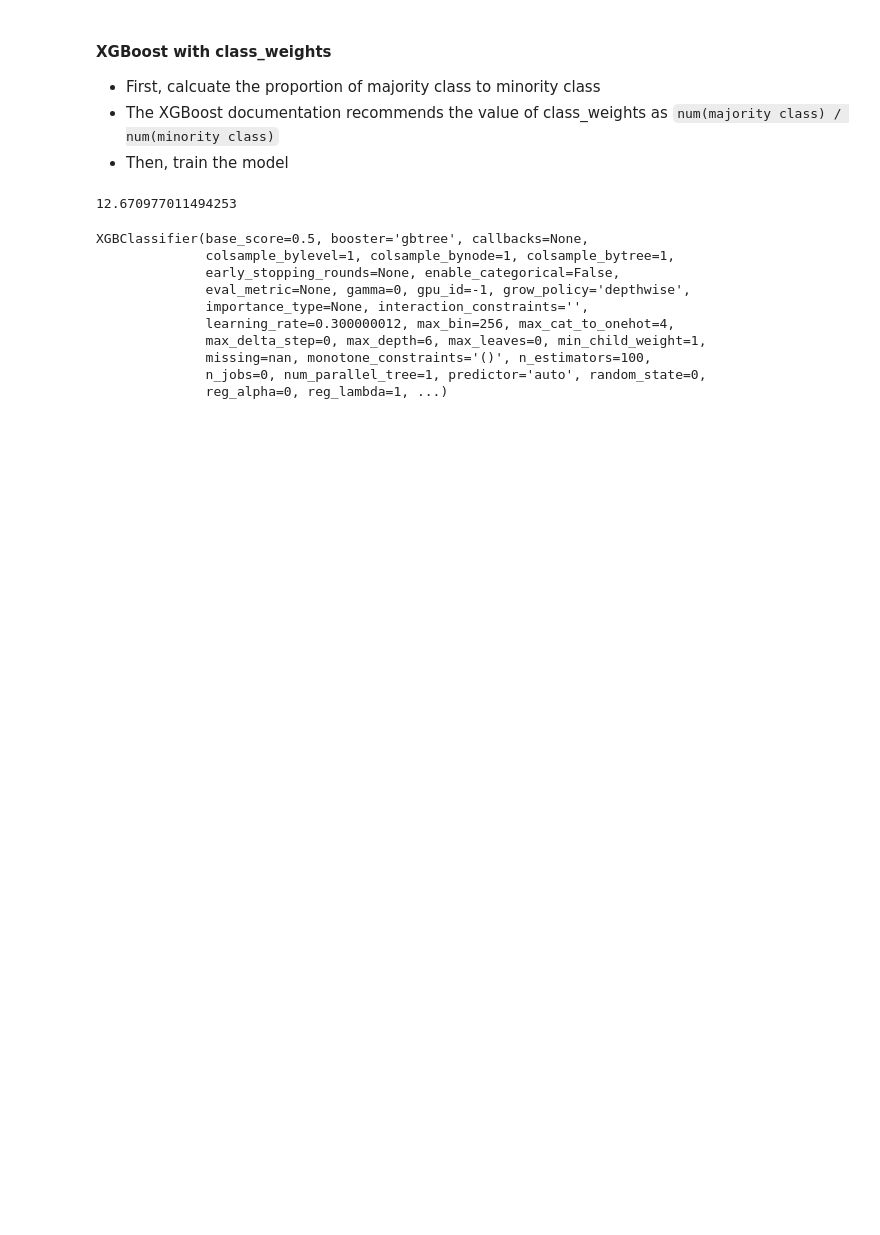
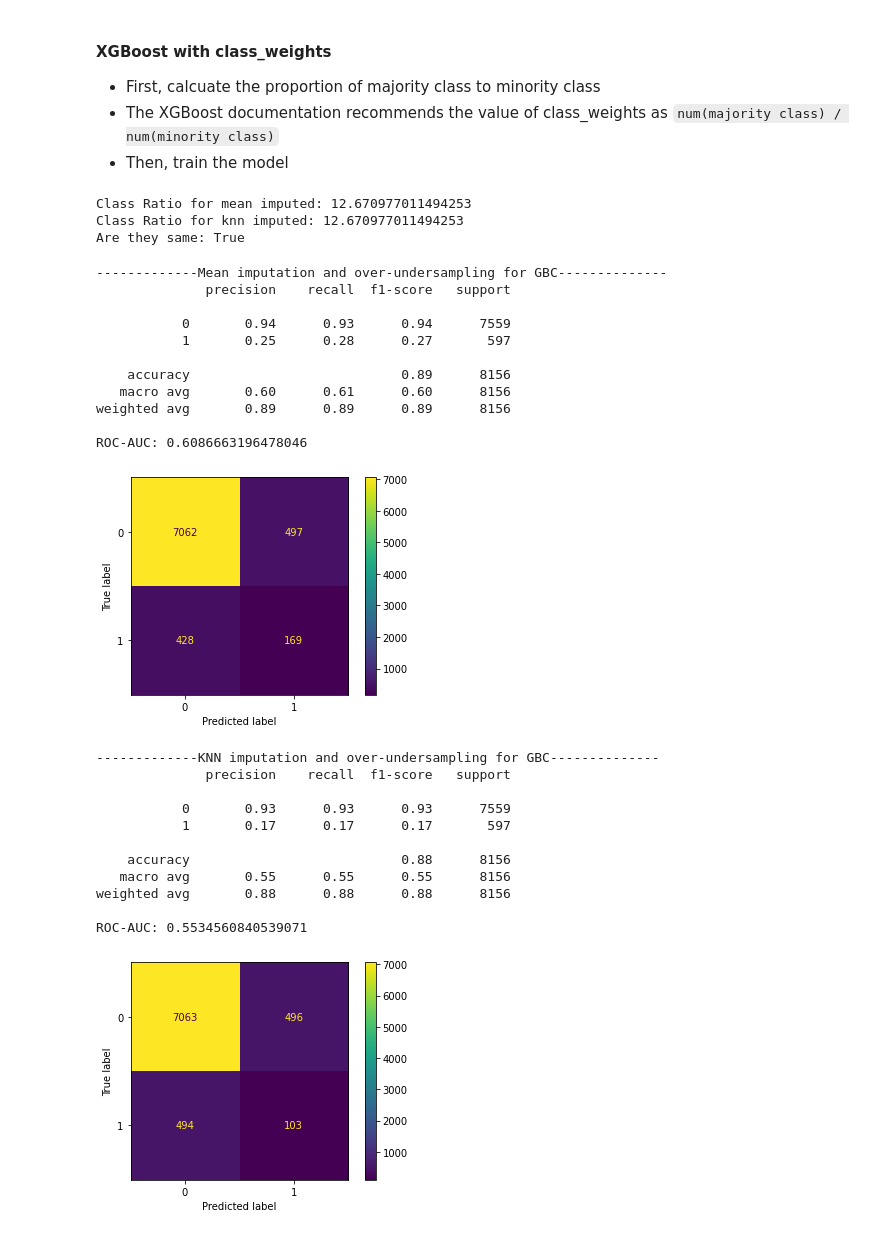
Before and after one commit to eddie8615/ml_bioinfo_hi, a Jupyter notebook: assignment/k21134342_ML_assignment_no_demo.ipynb, the cells around one changed output. Saved outputs shown, nothing was run; the diff lists cells and outputs as text; code cells hidden in the pictures; blank space fills up the shorter version.

```diff
--- a/assignment/k21134342_ML_assignment_no_demo.ipynb
+++ b/assignment/k21134342_ML_assignment_no_demo.ipynb
@@ -441,22 +481,56 @@ GBC shows 0.79 of ROC-AUC value which is good performance. However, the model al
 - The XGBoost documentation recommends the value of class_weights as `num(majority class) / num(minority class)`
 - Then, train the model
 # %%
-counter = Counter(y_train)
-ratio = counter[0] / counter[1]
-ratio
+counter_mean = Counter(y_train_mean)
+counter_knn = Counter(y_train_knn)
+ratio_mean = counter_mean[0] / counter_mean[1]
+ratio_knn = counter_knn[0] / counter_knn[1]
+print('Class Ratio for mean imputed:', ratio_mean)
+print('Class Ratio for knn imputed:', ratio_knn)
+print('Are they same:', ratio_mean == ratio_knn)
+
+ratio = ratio_mean
 # %% [output]
-12.670977011494253
+Class Ratio for mean imputed: 12.670977011494253
+Class Ratio for knn imputed: 12.670977011494253
+Are they same: True
 # %%
-xgb = XGBClassifier(scale_pos_weight=ratio)
-xgb.fit(X_train, y_train)
+xgb_mean = XGBClassifier(scale_pos_weight=ratio)
+xgb_knn = XGBClassifier(scale_pos_weight=ratio)
+
+xgb_mean.fit(X_train_mean, y_train_mean)
+xgb_knn.fit(X_train_knn, y_train_knn)
+
+y_pred_mean = xgb_mean.predict(X_test_mean)
+y_pred_knn = xgb_knn.predict(X_test_knn)
+
+
+print('-------------Mean imputation and over-undersampling for GBC--------------')
+calc_performance(y_test_mean, y_pred_mean)
+print('-------------KNN imputation and over-undersampling for GBC--------------')
+calc_performance(y_test_knn, y_pred_knn)
 # %% [output]
-XGBClassifier(base_score=0.5, booster='gbtree', callbacks=None,
-              colsample_bylevel=1, colsample_bynode=1, colsample_bytree=1,
-              early_stopping_rounds=None, enable_categorical=False,
-              eval_metric=None, gamma=0, gpu_id=-1, grow_policy='depthwise',
-              importance_type=None, interaction_constraints='',
-              learning_rate=0.300000012, max_bin=256, max_cat_to_onehot=4,
-              max_delta_step=0, max_depth=6, max_leaves=0, min_child_weight=1,
-              missing=nan, monotone_constraints='()', n_estimators=100,
-              n_jobs=0, num_parallel_tree=1, predictor='auto', random_state=0,
-              reg_alpha=0, reg_lambda=1, ...)
+-------------Mean imputation and over-undersampling for GBC--------------
+              precision    recall  f1-score   support
+
+           0       0.94      0.93      0.94      7559
+           1       0.25      0.28      0.27       597
+
+    accuracy                           0.89      8156
+   macro avg       0.60      0.61      0.60      8156
+weighted avg       0.89      0.89      0.89      8156
+
+ROC-AUC: 0.6086663196478046
+[figure, added]
+-------------KNN imputation and over-undersampling for GBC--------------
+              precision    recall  f1-score   support
+
+           0       0.93      0.93      0.93      7559
+           1       0.17      0.17      0.17       597
+
+    accuracy                           0.88      8156
+   macro avg       0.55      0.55      0.55      8156
+weighted avg       0.88      0.88      0.88      8156
+
+ROC-AUC: 0.5534560840539071
+[figure, added]
```
Also changed, not shown: parts of 21 cells of this notebook, 3 other files.
